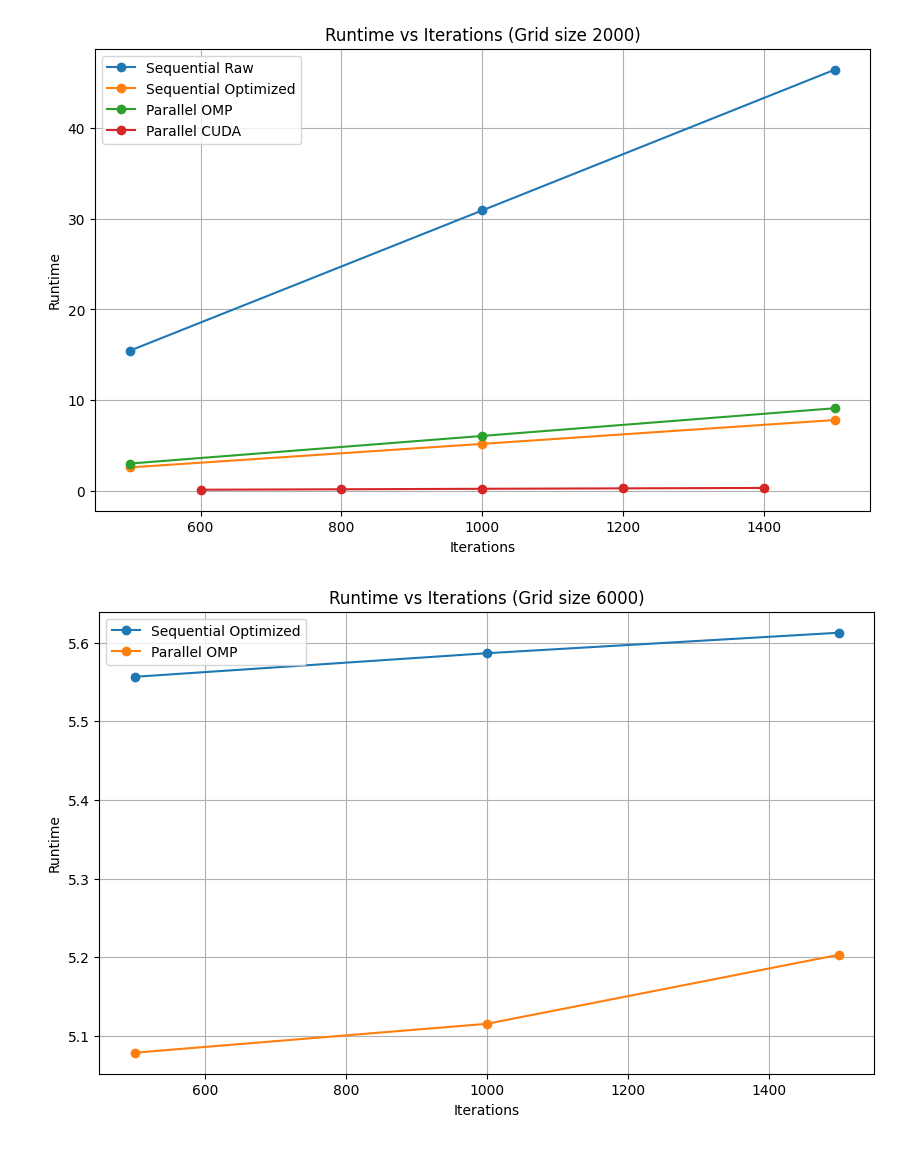
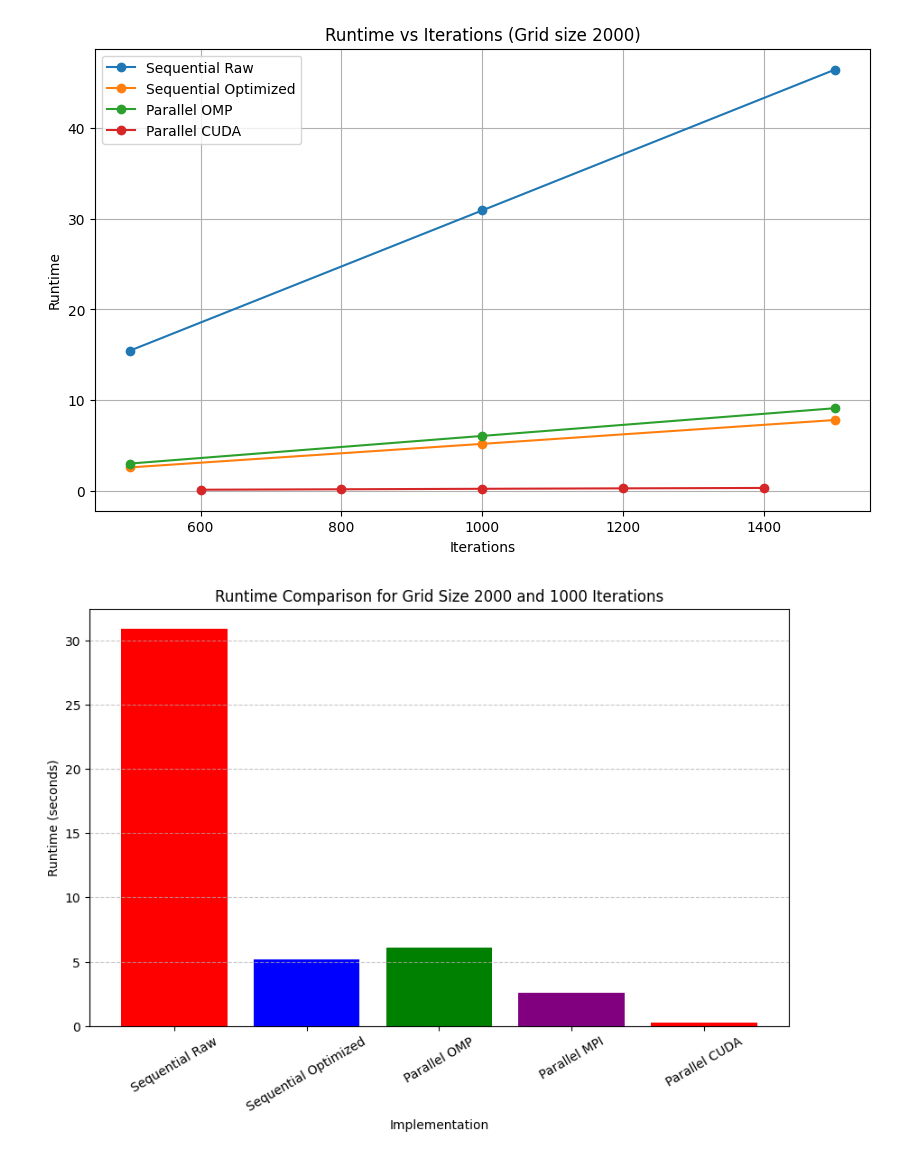
Before and after one commit to masterkey-07/pcd-simulation, a Jupyter notebook: analysis/graphs.ipynb, the cells around one changed output. Drawn from its saved outputs; the diff is of its cells as text; code cells hidden in the pictures.

```diff
--- a/analysis/graphs.ipynb
+++ b/analysis/graphs.ipynb
@@ -212,28 +212,42 @@ plt.legend()
 plt.show()
 # %% [output]
 [figure]
-# %%
-plt.figure(figsize=(10, 6))
-grid_size_6000 = 6000
-
-seq_raw_subset = seq_raw[seq_raw["grid_size"] == grid_size_6000].reset_index()
-
-seq_opt_subset = seq_opt[seq_opt["grid_size"] == grid_size_6000].reset_index()
-
-mpi_subset = parallel_omp[parallel_omp["grid_size"] == grid_size_6000]
-mpi_subset = mpi_subset[mpi_subset['thread'] == 12].reset_index()
-
-cuda_subset = parallel_cuda[parallel_cuda["grid_size"] == grid_size_6000]
-cuda_subset = cuda_subset[cuda_subset['block_size'] == 8].reset_index()
-
-plt.plot(seq_opt_subset["iterations"], seq_raw_subset["runtime"] / seq_opt_subset["runtime"], label="Sequential Optimized", marker="o")
-plt.plot(mpi_subset["iterations"], seq_raw_subset["runtime"] / mpi_subset["runtime"], label="Parallel OMP", marker="o")
-# plt.plot(cuda_subset["iterations"], seq_raw_subset["runtime"] / cuda_subset["runtime"], label="Parallel CUDA", marker="o")
-plt.xlabel("Iterations")
-plt.ylabel("Runtime")
-plt.grid()
-plt.title("Runtime vs Iterations (Grid size 6000)")
-plt.legend()
-plt.show()
-# %% [output]
-[figure, removed]
+# %%
+import matplotlib.pyplot as plt
+import pandas as pd
+
+plt.figure(figsize=(10, 6))
+
+grid_size_6000 = 2000
+
+# Subset data for the specified grid size and iterations
+seq_raw_subset = seq_raw[(seq_raw["grid_size"] == grid_size_6000) & (seq_raw["iterations"] == 1000)]
+seq_opt_subset = seq_opt[(seq_opt["grid_size"] == grid_size_6000) & (seq_opt["iterations"] == 1000)].reset_index()
+opm_subset = parallel_omp[(parallel_omp["grid_size"] == grid_size_6000) & (parallel_omp["iterations"] == 1000)]
+opm_subset = opm_subset[opm_subset['thread'] == 12].reset_index()
+mpi_subset = parallel_mpi[(parallel_omp["grid_size"] == grid_size_6000) & (parallel_omp["iterations"] == 1000)]
+mpi_subset = mpi_subset[mpi_subset['processes'] == 12].reset_index()
+cuda_subset = parallel_cuda[(parallel_cuda["grid_size"] == grid_size_6000) & (parallel_cuda["iterations"] == 1000)]
+cuda_subset = cuda_subset[cuda_subset['block_size'] == 8].reset_index()
+
+# Extract runtime values
+runtime_values = [
+    seq_raw_subset["runtime"].values[0],
+    seq_opt_subset["runtime"].values[0],
+    opm_subset["runtime"].values[0],
+    mpi_subset["runtime"].values[0],
+    cuda_subset["runtime"].values[0]
+]
+
+labels = ["Sequential Raw", "Sequential Optimized", "Parallel OMP", "Parallel MPI", "Parallel CUDA"]
+
+# Create bar chart
+plt.bar(labels, runtime_values, color=['red', 'blue', 'green', 'purple'])
+plt.xlabel('Implementation')
+plt.ylabel('Runtime (seconds)')
+plt.title(f'Runtime Comparison for Grid Size {grid_size_6000} and 1000 Iterations')
+plt.xticks(rotation=30)
+plt.grid(axis='y', linestyle='--', alpha=0.7)
+plt.show()
+# %% [output]
+[figure, added]
```
Also changed, not shown: 14 other files.
